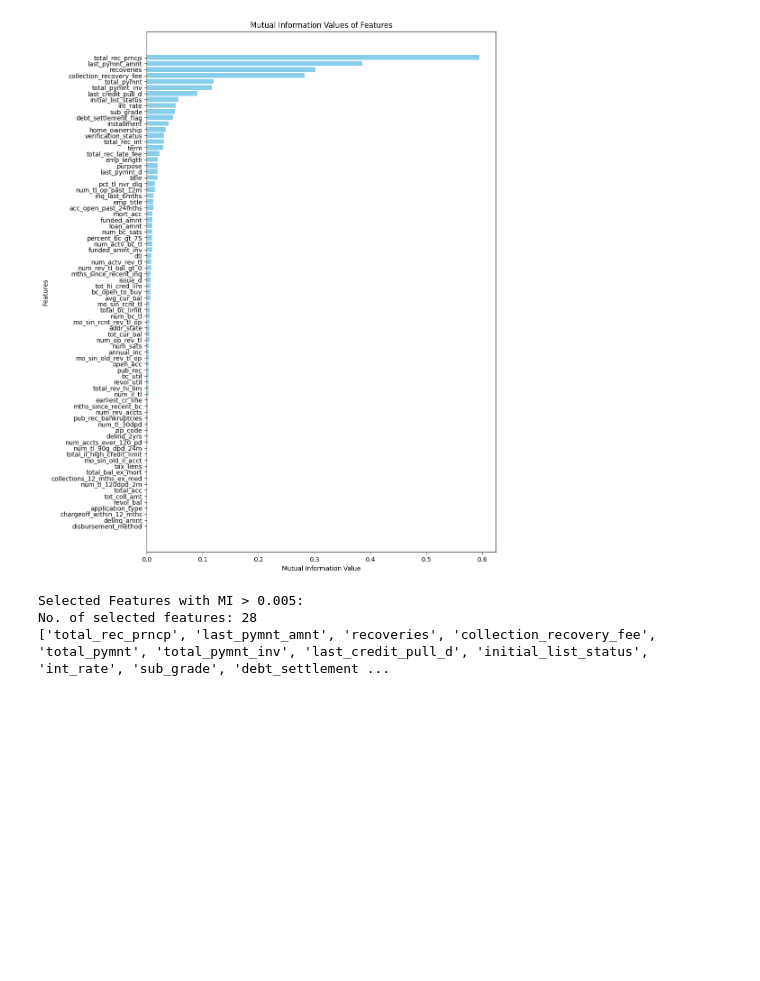
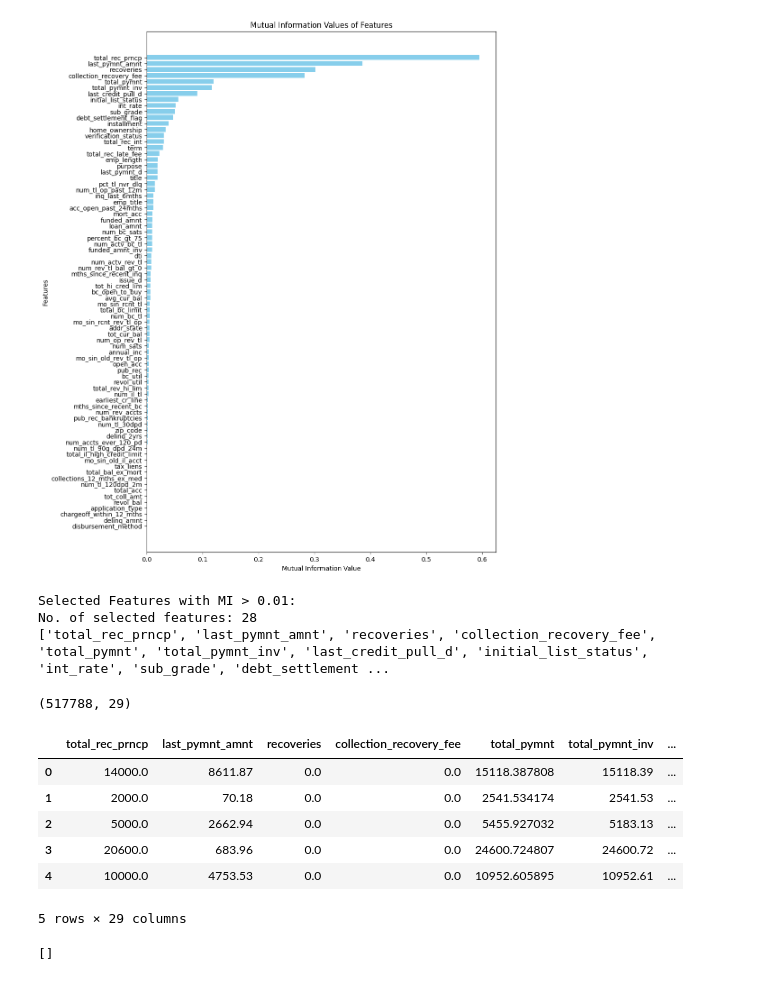
Before and after one commit to deshithagallage/ML---DS-Labs, a Jupyter notebook: Feature Engineering/Feature Engineerin Lab 01.ipynb, the cells around one changed output. Drawn from its saved outputs; the diff is of its cells as text; code cells hidden in the pictures; blank space fills up the shorter version.

```diff
--- a/Feature Engineering/Feature Engineerin Lab 01.ipynb
+++ b/Feature Engineering/Feature Engineerin Lab 01.ipynb
@@ -344,10 +344,36 @@ threshold_value = 0.01
 selected_features = mi_df[mi_df['MI Value'] > threshold_value]['Feature'].tolist()
 
 # Print the names of selected features
-print("Selected Features with MI > 0.005:")
+print("Selected Features with MI > 0.01:")
 print(f"No. of selected features: {len(selected_features)}")
 print(selected_features)
 # %% [output]
-Selected Features with MI > 0.005:
+Selected Features with MI > 0.01:
 No. of selected features: 28
 ['total_rec_prncp', 'last_pymnt_amnt', 'recoveries', 'collection_recovery_fee', 'total_pymnt', 'total_pymnt_inv', 'last_credit_pull_d', 'initial_list_status', 'int_rate', 'sub_grade', 'debt_settlement ...
+# %%
+# Filter the test data set with the selected features
+filtered_df_test = df_test[selected_features]
+
+# Adding the target variable to the list of selected features
+selected_features.append('loan_status')
+filtered_df_train = df_train[selected_features]
+filtered_df_valid = df_valid[selected_features]
+
+print(filtered_df_train.shape)
+filtered_df_train.head()
+# %% [output]
+(517788, 29)
+|  | total_rec_prncp | last_pymnt_amnt | recoveries | collection_recovery_fee | total_pymnt | total_pymnt_inv | ... |
+| 0 | 14000.0 | 8611.87 | 0.0 | 0.0 | 15118.387808 | 15118.39 | ... |
+| 1 | 2000.0 | 70.18 | 0.0 | 0.0 | 2541.534174 | 2541.53 | ... |
+| 2 | 5000.0 | 2662.94 | 0.0 | 0.0 | 5455.927032 | 5183.13 | ... |
+| 3 | 20600.0 | 683.96 | 0.0 | 0.0 | 24600.724807 | 24600.72 | ... |
+| 4 | 10000.0 | 4753.53 | 0.0 | 0.0 | 10952.605895 | 10952.61 | ... |
+5 rows × 29 columns
+# %%
+threshold = 0.5
+columns_to_drop = filtered_df_train.columns[filtered_df_train.isnull().mean() > threshold].tolist()
+print(columns_to_drop)
+# %% [output]
+[]
```
Also changed, not shown: parts of 19 cells of this notebook.
